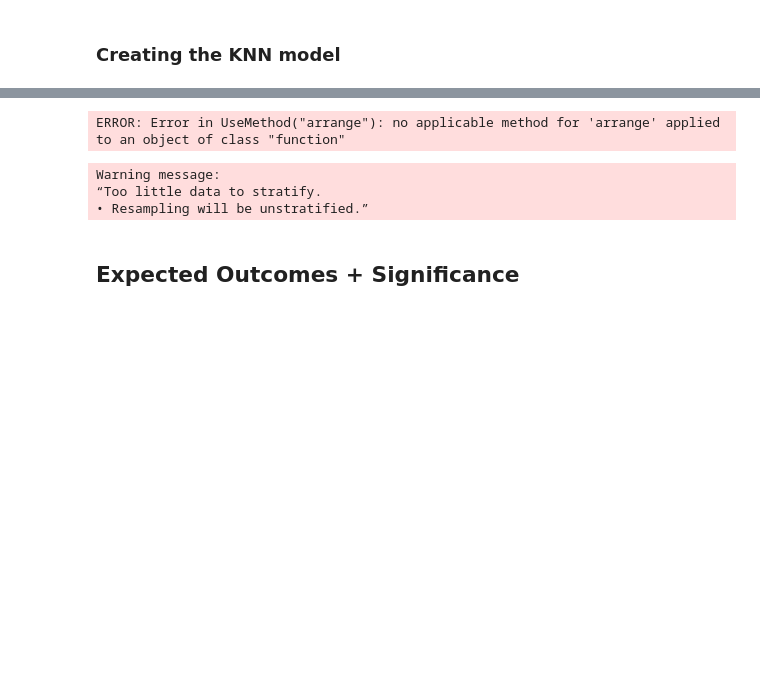
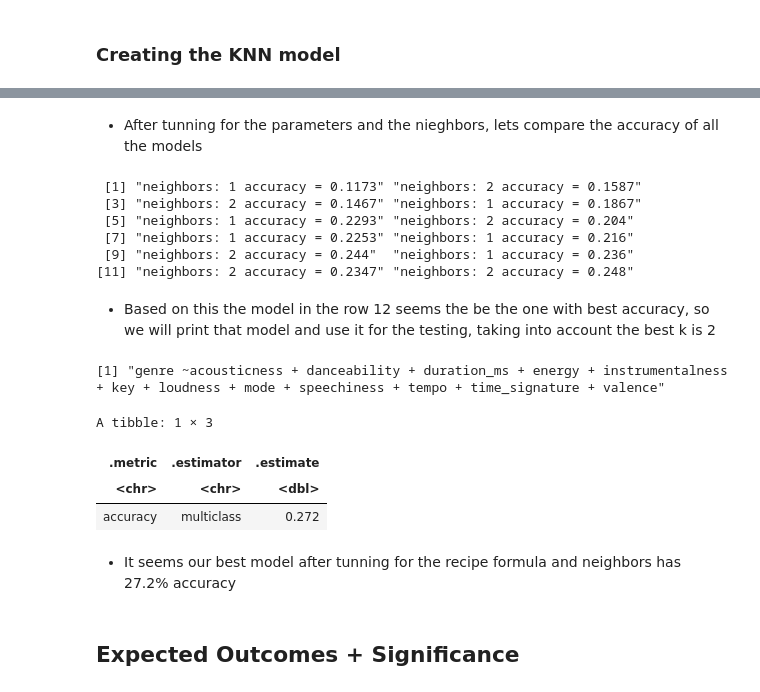
Before and after one commit to aidanmeharg/dsci-100-2022W2-group-5, a Jupyter notebook: group_5_proposal.ipynb, the cells around one changed output, grey strips where cells are left out. Saved outputs shown, nothing was run; the diff lists cells and outputs as text; code cells hidden in the pictures; blank space fills up the shorter version.

```diff
--- a/group_5_proposal.ipynb
+++ b/group_5_proposal.ipynb
@@ -590,47 +580,43 @@ for(name in names) {
+# %% [markdown]
+- After tunning for the parameters and the nieghbors, lets  compare the accuracy of all the models
 # %%
-best_model<- df |>
-        arrange(desc(mean)) |>
-        slice_head(n=3)
-best_model
+print(df$description)
 # %% [output]
-ERROR: Error in UseMethod("arrange"): no applicable method for 'arrange' applied to an object of class "function"
+ [1] "neighbors: 1 accuracy = 0.1173" "neighbors: 2 accuracy = 0.1587"
+ [3] "neighbors: 2 accuracy = 0.1467" "neighbors: 1 accuracy = 0.1867"
+ [5] "neighbors: 1 accuracy = 0.2293" "neighbors: 2 accuracy = 0.204"
+ [7] "neighbors: 1 accuracy = 0.2253" "neighbors: 1 accuracy = 0.216"
+ [9] "neighbors: 2 accuracy = 0.244"  "neighbors: 1 accuracy = 0.236"
+[11] "neighbors: 2 accuracy = 0.2347" "neighbors: 2 accuracy = 0.248"
-# %%
-#Lets check if there is a k beyond 1 to 10 that can improve the model much better
-neighbors= tibble(neighbors=seq(1,100))
-song_fold<-vfold_cv(song_train, v=10, strata=genre)
-chose_recipe<- recipe(song_train, "genre ~acousticness + danceability + duration_ms + energy + instrumentalness	") |>
-                step_center(all_numeric()) |>
-                step_scale(all_numeric())
-chosen_model <- nearest_neighbor(weight_func="rectangular", neighbors=tune()) |>
-                set_engine("kknn", metric = "euclidean") |>
-                set_mode("classification")
-chosen_fit <- workflow() |>
-            add_recipe(chose_recipe) |>
-            add_model(chosen_model) |>
-            tune_grid(resamples=song_fold, grid=neighbors) |>
-            collect_metrics() |>
-            filter(.metric=="accuracy") |>
-            arrange(desc(mean)) |>
-            slice_head(n=2)
-chosen_fit
-# %% [output]
-Warning message:
-“Too little data to stratify.
-• Resampling will be unstratified.”
+# %% [markdown]
+- Based on this the model in the row 12 seems the be the one with best accuracy, so we will print that model and use it for the testing, taking into account the best k is 2
+# %%
+print(df$formula[12])
+# %% [output]
+[1] "genre ~acousticness + danceability + duration_ms + energy + instrumentalness + key + loudness + mode + speechiness + tempo + time_signature + valence"
 # %%
-chose_recipe<- recipe(song_train, "genre ~acousticness + danceability + duration_ms + energy + instrumentalness	") |>
+chose_recipe<- recipe(song_train, "genre ~acousticness + danceability + duration_ms + energy + instrumentalness + key + loudness + mode + speechiness + tempo + time_signature + valence") |>
                 step_center(all_numeric()) |>
                 step_scale(all_numeric())
-chosen_model <- nearest_neighbor(weight_func="rectangular", neighbors=11) |>
-                set_engine("kknn", metric = "euclidean") |>
+chosen_model <- nearest_neighbor(weight_func="rectangular", neighbors=2) |>
+                set_engine("kknn") |>
                 set_mode("classification")
 chosen_fit <- workflow() |>
             add_recipe(chose_recipe) |>
             add_model(chosen_model) |>
             fit(song_train) |>
             predict(song_test) |>
-            append(song_test)
+            bind_cols(song_test) |>
+            metrics(truth=genre, estimate=.pred_class) |>
+            filter(.metric=="accuracy")
 chosen_fit
+# %% [output]
+A tibble: 1 × 3
+| .metric | .estimator | .estimate |
+| <chr> | <chr> | <dbl> |
+| accuracy | multiclass | 0.272 |
+# %% [markdown]
+- It seems our best model after tunning for the recipe formula and neighbors has 27.2% accuracy
 # %% [markdown]
 ## Expected Outcomes + Significance
 # %% [markdown]
```
Also changed, not shown: parts of 13 cells of this notebook.
